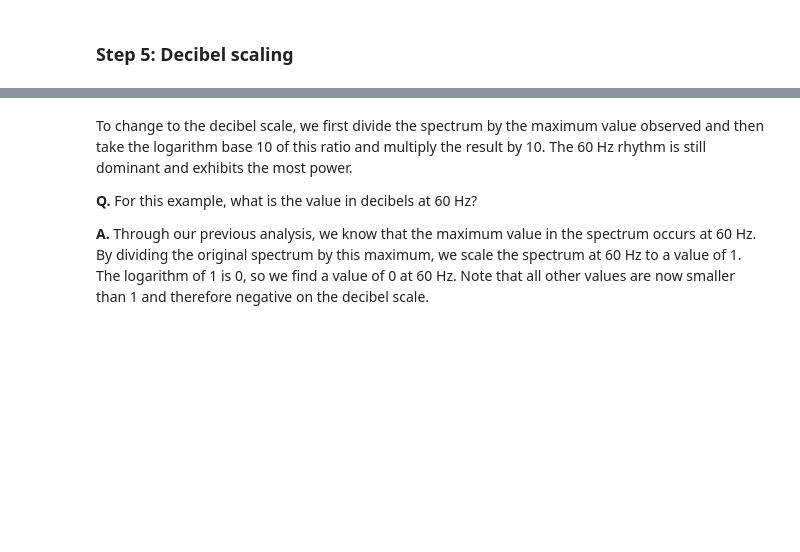
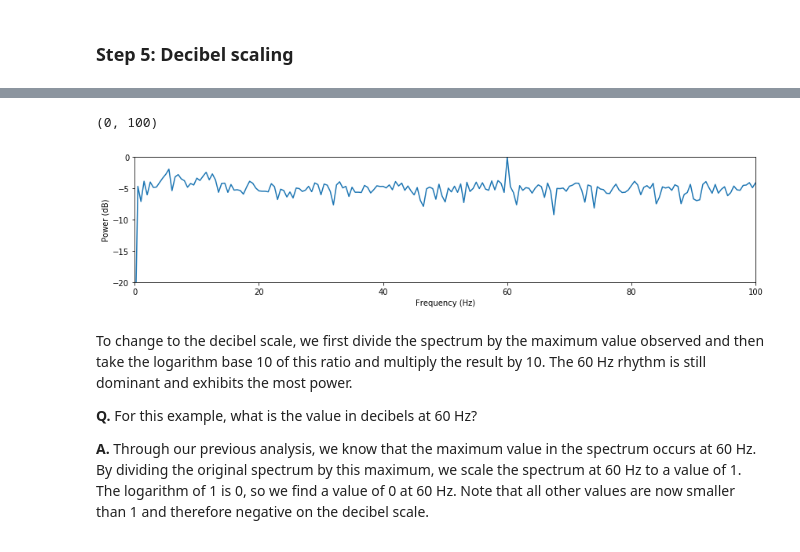
Before and after one commit to jaib1/Case-Studies-Python, a Jupyter notebook: content/03/the-power-spectrum-part-1.ipynb, the cells around one changed output, grey strips where cells are left out. Drawn from its saved outputs; the diff is of its cells as text; code cells hidden in the pictures; blank space fills up the shorter version.

```diff
--- a/content/03/the-power-spectrum-part-1.ipynb
+++ b/content/03/the-power-spectrum-part-1.ipynb
@@ -788,3 +785,15 @@ show()
+# %%
+# convert the spectrum to normalized decibel values
+Sxx_r_db = np.log10(Sxx_r / max(Sxx_r))
+fig11, ax11 = plt.subplots()
+ax11.plot(faxis, Sxx_r_db)
+ax11.set_xlabel('Frequency (Hz)')
+ax11.set_ylabel('Power (dB)')
+ax11.set_ylim([-20, 0])
+ax11.set_xlim([0, 100])
+# %% [output]
+(0, 100)
+[figure, added]
 # %% [markdown]
 To change to the decibel scale, we first divide the spectrum by the maximum value observed and then take the logarithm base 10 of this ratio and multiply the result by 10. The 60 Hz rhythm is still dominant and exhibits the most power.
 
```
Also changed, not shown: parts of 13 cells of this notebook.
